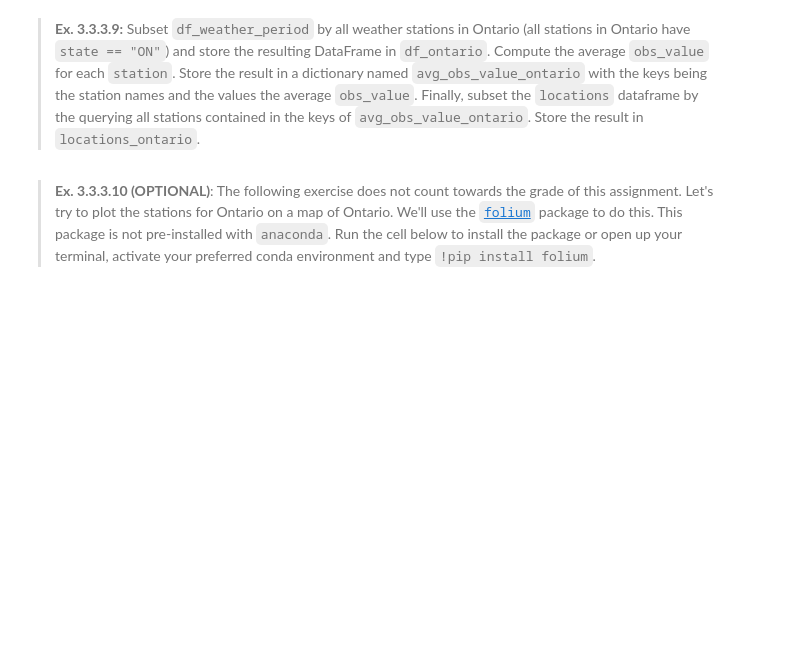
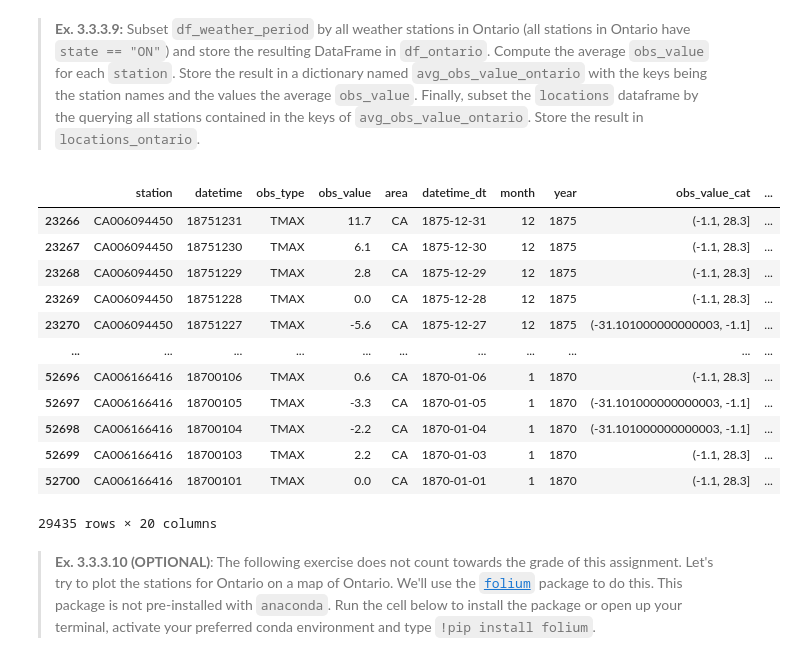
Before and after one commit to laurajaida/laura_og_stjernerne, a Jupyter notebook: assignment_1.ipynb, the cells around one changed output. Drawn from its saved outputs; the diff is of its cells as text; code cells hidden in the pictures; blank space fills up the shorter version.

```diff
--- a/assignment_1.ipynb
+++ b/assignment_1.ipynb
@@ -373,4 +408,5 @@ col_to_dtype = dict(zip(column_names, column_dtypes))
 locations = pd.read_fwf('data/ghcnd-stations.txt', names = column_names, colspecs = colspec_pairs)
 locations = locations.astype(col_to_dtype)
 locations = locations.rename(columns = {"ID": "station"})
-locations
+df_weather_merged = df_weather_period.merge(locations)
+df_weather_merged
@@ -382,3 +429,20 @@ raise NotImplementedError()
+# %%
+df_ontario = df_weather_merged.loc[df_weather_merged['STATE'] == 'ON']
+df_ontario
+# %% [output]
+|  | station | datetime | obs_type | obs_value | area | datetime_dt | month | year | obs_value_cat | ... |
+| 23266 | CA006094450 | 18751231 | TMAX | 11.7 | CA | 1875-12-31 | 12 | 1875 | (-1.1, 28.3] | ... |
+| 23267 | CA006094450 | 18751230 | TMAX | 6.1 | CA | 1875-12-30 | 12 | 1875 | (-1.1, 28.3] | ... |
+| 23268 | CA006094450 | 18751229 | TMAX | 2.8 | CA | 1875-12-29 | 12 | 1875 | (-1.1, 28.3] | ... |
+| 23269 | CA006094450 | 18751228 | TMAX | 0.0 | CA | 1875-12-28 | 12 | 1875 | (-1.1, 28.3] | ... |
+| 23270 | CA006094450 | 18751227 | TMAX | -5.6 | CA | 1875-12-27 | 12 | 1875 | (-31.101000000000003, -1.1] | ... |
+| ... | ... | ... | ... | ... | ... | ... | ... | ... | ... | ... |
+| 52696 | CA006166416 | 18700106 | TMAX | 0.6 | CA | 1870-01-06 | 1 | 1870 | (-1.1, 28.3] | ... |
+| 52697 | CA006166416 | 18700105 | TMAX | -3.3 | CA | 1870-01-05 | 1 | 1870 | (-31.101000000000003, -1.1] | ... |
+| 52698 | CA006166416 | 18700104 | TMAX | -2.2 | CA | 1870-01-04 | 1 | 1870 | (-31.101000000000003, -1.1] | ... |
+| 52699 | CA006166416 | 18700103 | TMAX | 2.2 | CA | 1870-01-03 | 1 | 1870 | (-1.1, 28.3] | ... |
+| 52700 | CA006166416 | 18700101 | TMAX | 0.0 | CA | 1870-01-01 | 1 | 1870 | (-1.1, 28.3] | ... |
+29435 rows × 20 columns
 # %% [markdown]
 > **Ex. 3.3.3.10 (OPTIONAL)**: The following exercise does not count towards the grade of this assignment. Let's try to plot the stations for Ontario on a map of Ontario. We'll use the [`folium`](http://python-visualization.github.io/folium/) package to do this. This package is not pre-installed with `anaconda`. Run the cell below to install the package or open up your terminal, activate your preferred conda environment and type `!pip install folium`.
 # %%
```
Also changed, not shown: parts of 13 cells of this notebook.
